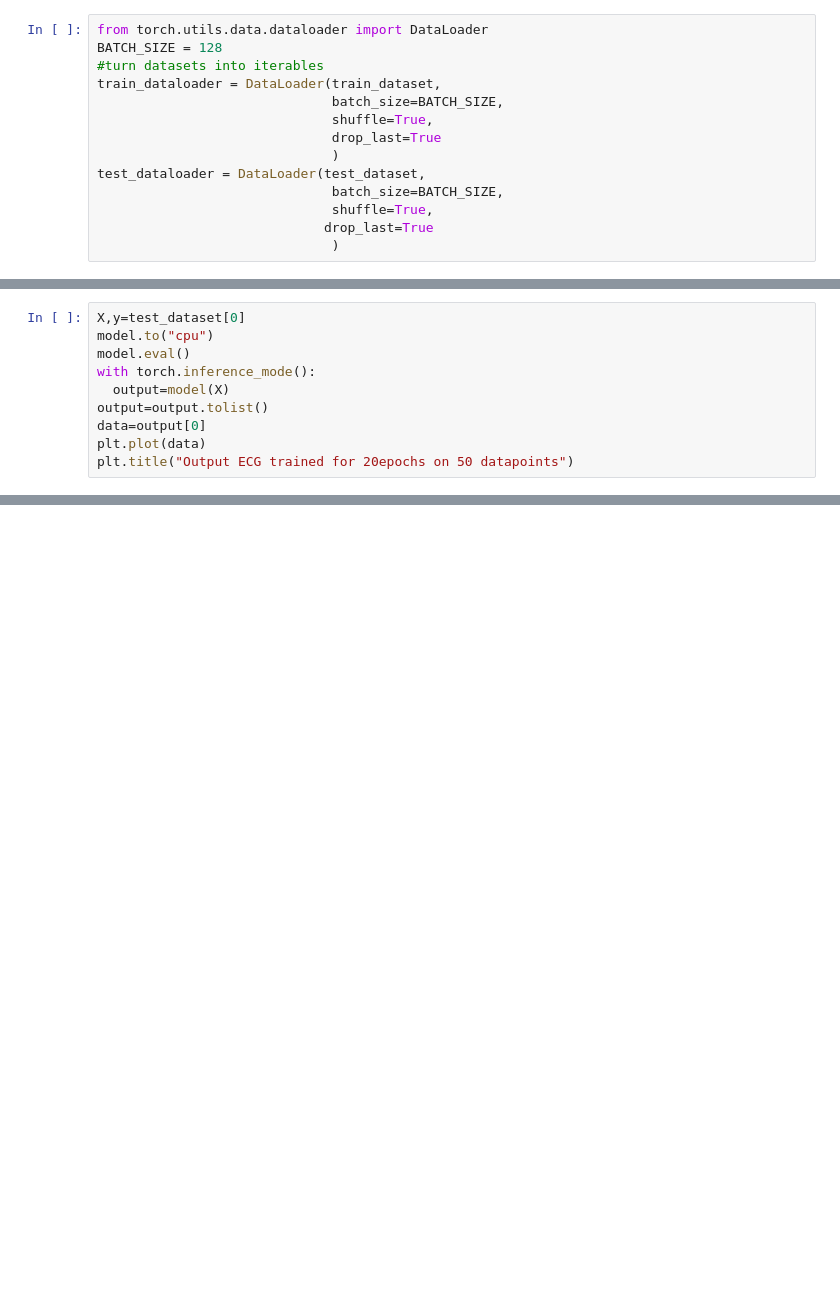
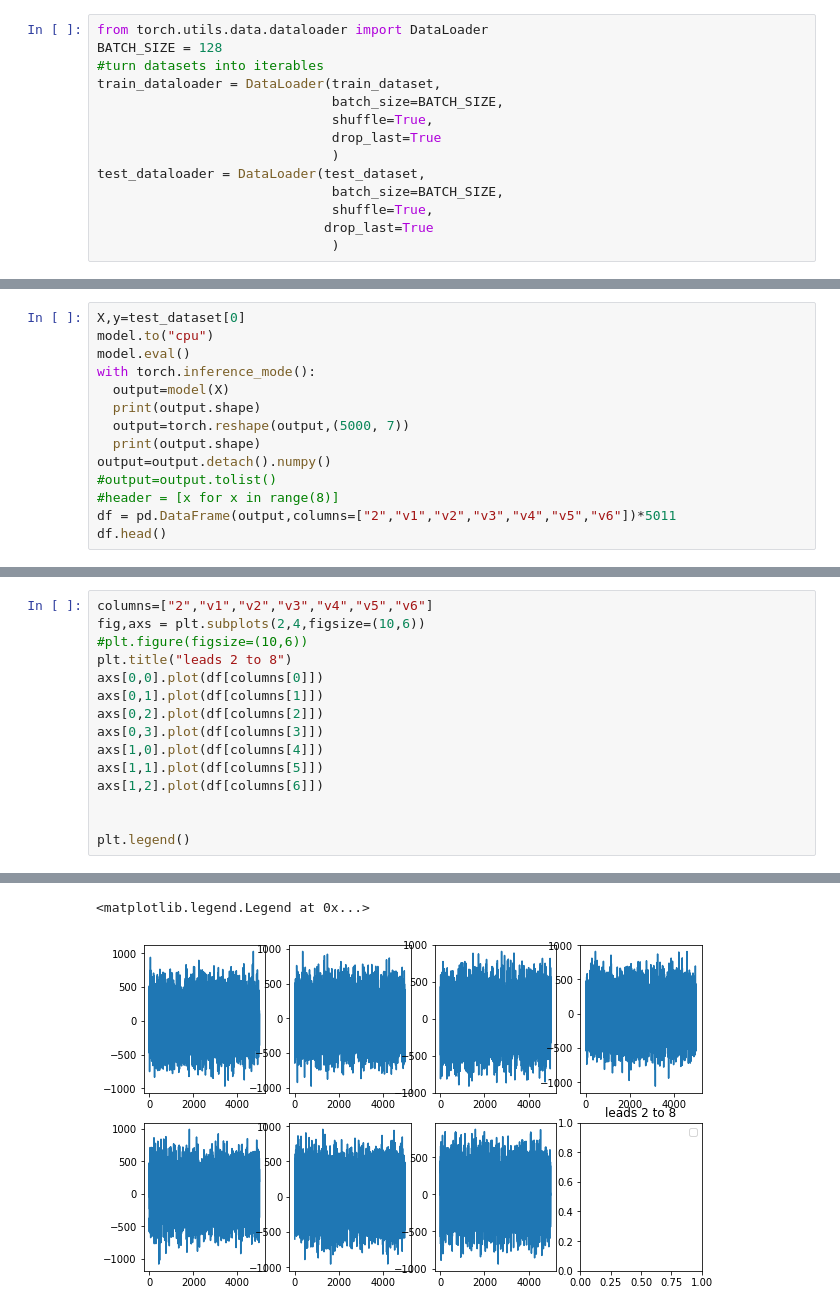
Before and after one commit to t-willi/Simula, a Jupyter notebook: AE_v6_multiple_leads.ipynb, the cells around one changed output, grey strips where cells are left out. Saved outputs shown, nothing was run; the diff lists cells and outputs as text; blank space fills up the shorter version.

```diff
--- a/AE_v6_multiple_leads.ipynb
+++ b/AE_v6_multiple_leads.ipynb
@@ -310,10 +284,0 @@ plt.plot(data)
-# %%
-X,y=test_dataset[0]
-model.to("cpu")
-model.eval()
-with torch.inference_mode():
-  output=model(X)
-output=output.tolist()
-data=output[0]
-plt.plot(data)
-plt.title("Output ECG trained for 20epochs on 50 datapoints")
@@ -319,0 +291,14 @@ plt.title("Output ECG trained for 20epochs on 50 datapoints")
+# %%
+X,y=test_dataset[0]
+model.to("cpu")
+model.eval()
+with torch.inference_mode():
+  output=model(X)
+  print(output.shape)
+  output=torch.reshape(output,(5000, 7))
+  print(output.shape)
+output=output.detach().numpy()
+#output=output.tolist()
+#header = [x for x in range(8)]
+df = pd.DataFrame(output,columns=["2","v1","v2","v3","v4","v5","v6"])*5011
+df.head()
@@ -319,0 +314,16 @@ plt.title("Output ECG trained for 20epochs on 50 datapoints")
+# %%
+columns=["2","v1","v2","v3","v4","v5","v6"]
+fig,axs = plt.subplots(2,4,figsize=(10,6))
+#plt.figure(figsize=(10,6))
+plt.title("leads 2 to 8")
+axs[0,0].plot(df[columns[0]])
+axs[0,1].plot(df[columns[1]])
+axs[0,2].plot(df[columns[2]])
+axs[0,3].plot(df[columns[3]])
+axs[1,0].plot(df[columns[4]])
+axs[1,1].plot(df[columns[5]])
+axs[1,2].plot(df[columns[6]])
+
+
+plt.legend()
+# %% [output]
@@ -319,0 +331,2 @@ plt.title("Output ECG trained for 20epochs on 50 datapoints")
+<matplotlib.legend.Legend at 0x...>
+[figure, added]
```
Also changed, not shown: parts of 14 cells of this notebook.
